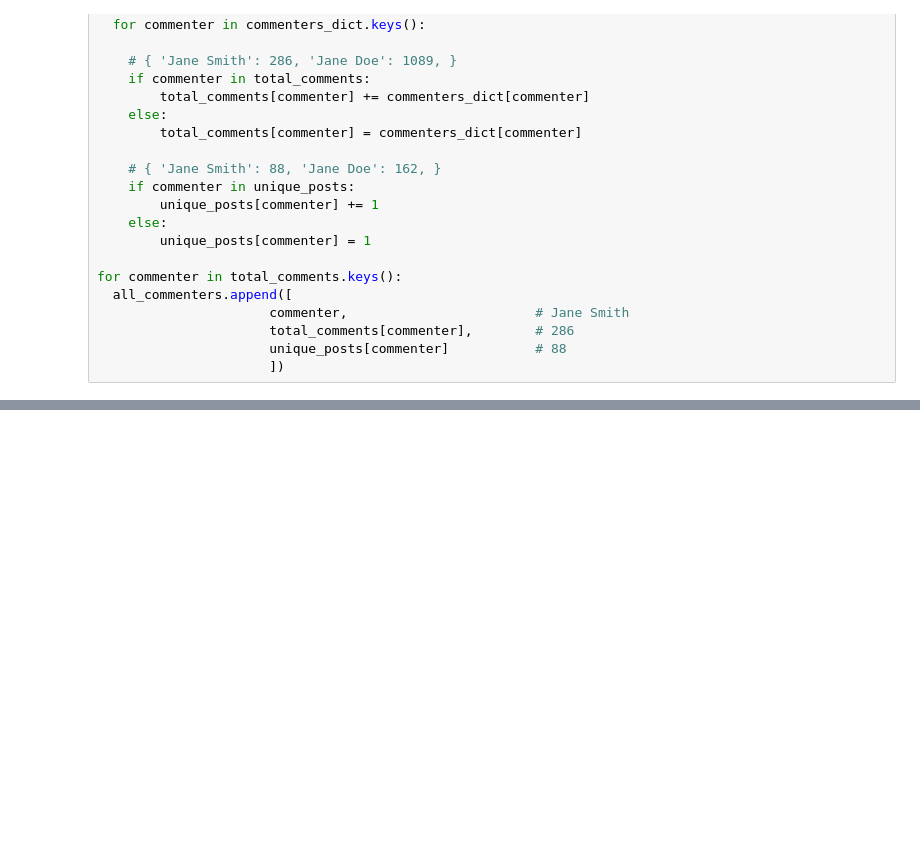
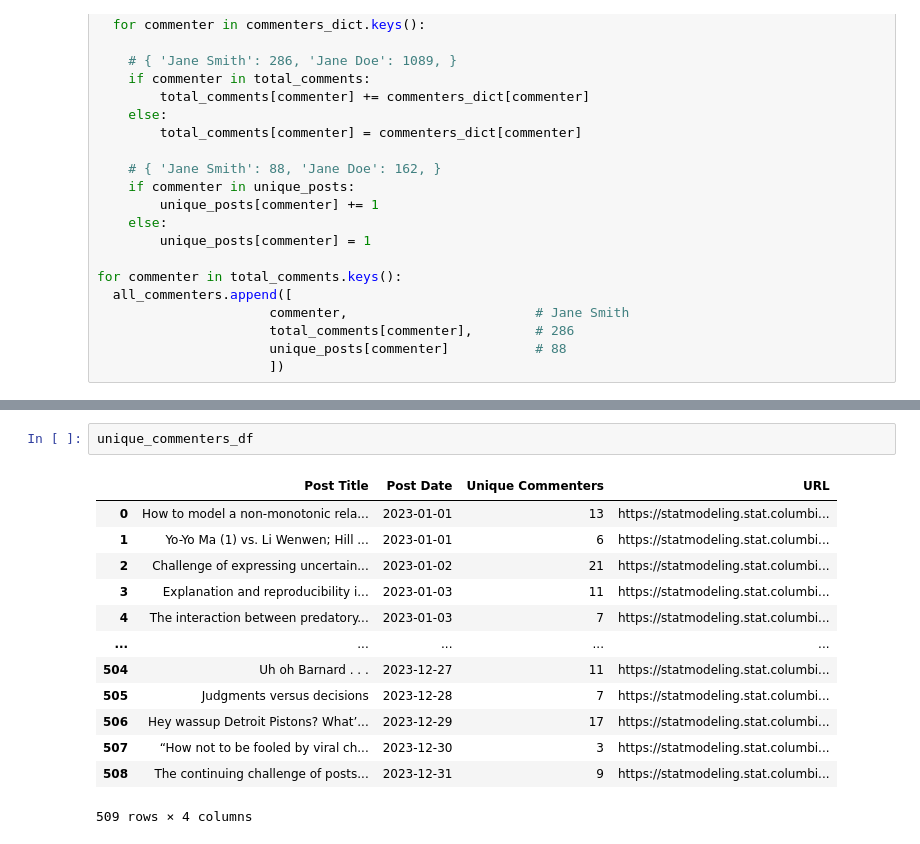
Before and after one commit to stellaywong/scraper, a Jupyter notebook: scraper.ipynb, the cells around one changed output, grey strips where cells are left out. Saved outputs shown, nothing was run; the diff lists cells and outputs as text; blank space fills up the shorter version.

```diff
--- a/scraper.ipynb
+++ b/scraper.ipynb
@@ -218,0 +241,16 @@ plt.show()
+# %%
+unique_commenters_df
+# %% [output]
+|  | Post Title | Post Date | Unique Commenters | URL |
+| 0 | How to model a non-monotonic rela... | 2023-01-01 | 13 | https://statmodeling.stat.columbi... |
+| 1 | Yo-Yo Ma (1) vs. Li Wenwen; Hill ... | 2023-01-01 | 6 | https://statmodeling.stat.columbi... |
+| 2 | Challenge of expressing uncertain... | 2023-01-02 | 21 | https://statmodeling.stat.columbi... |
+| 3 | Explanation and reproducibility i... | 2023-01-03 | 11 | https://statmodeling.stat.columbi... |
+| 4 | The interaction between predatory... | 2023-01-03 | 7 | https://statmodeling.stat.columbi... |
+| ... | ... | ... | ... | ... |
+| 504 | Uh oh Barnard . . . | 2023-12-27 | 11 | https://statmodeling.stat.columbi... |
+| 505 | Judgments versus decisions | 2023-12-28 | 7 | https://statmodeling.stat.columbi... |
+| 506 | Hey wassup Detroit Pistons? What’... | 2023-12-29 | 17 | https://statmodeling.stat.columbi... |
+| 507 | “How not to be fooled by viral ch... | 2023-12-30 | 3 | https://statmodeling.stat.columbi... |
+| 508 | The continuing challenge of posts... | 2023-12-31 | 9 | https://statmodeling.stat.columbi... |
+509 rows × 4 columns
```
Also changed, not shown: parts of 15 cells of this notebook.
